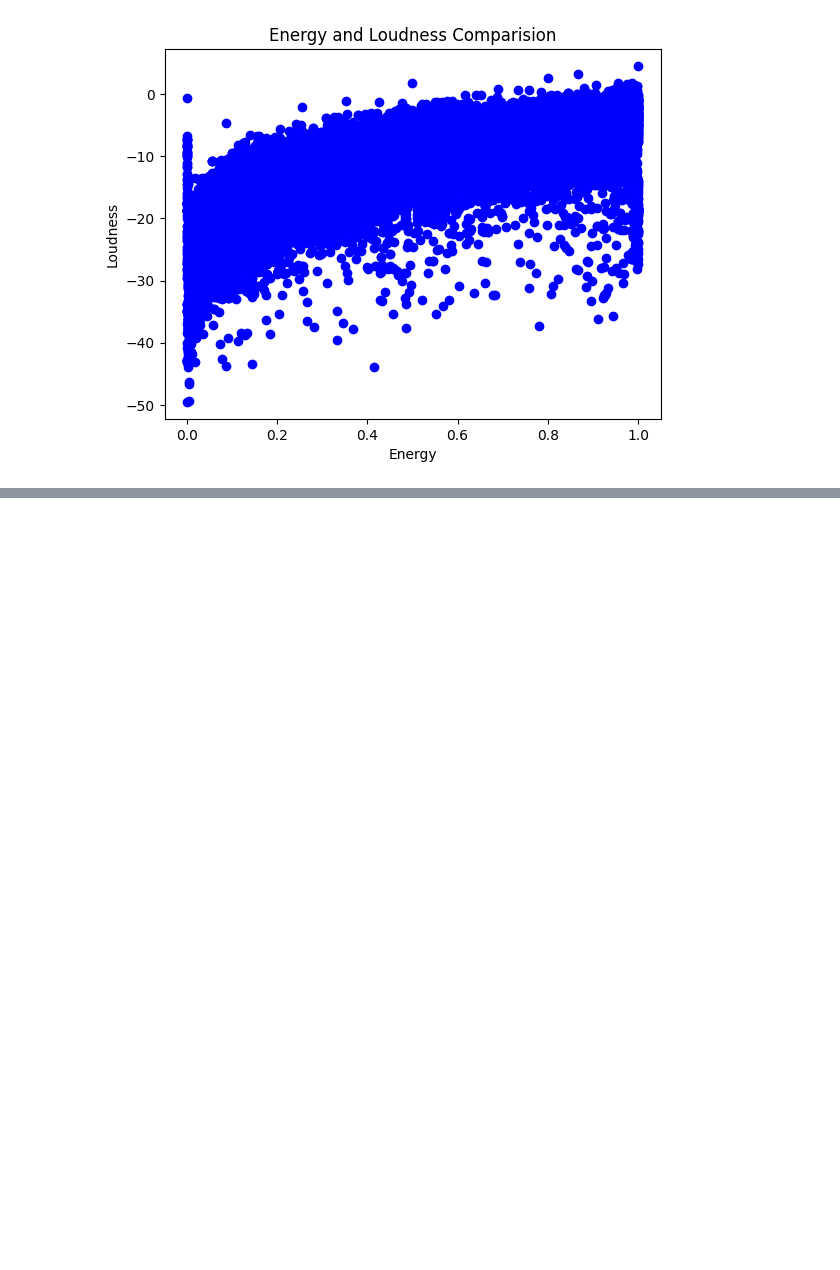
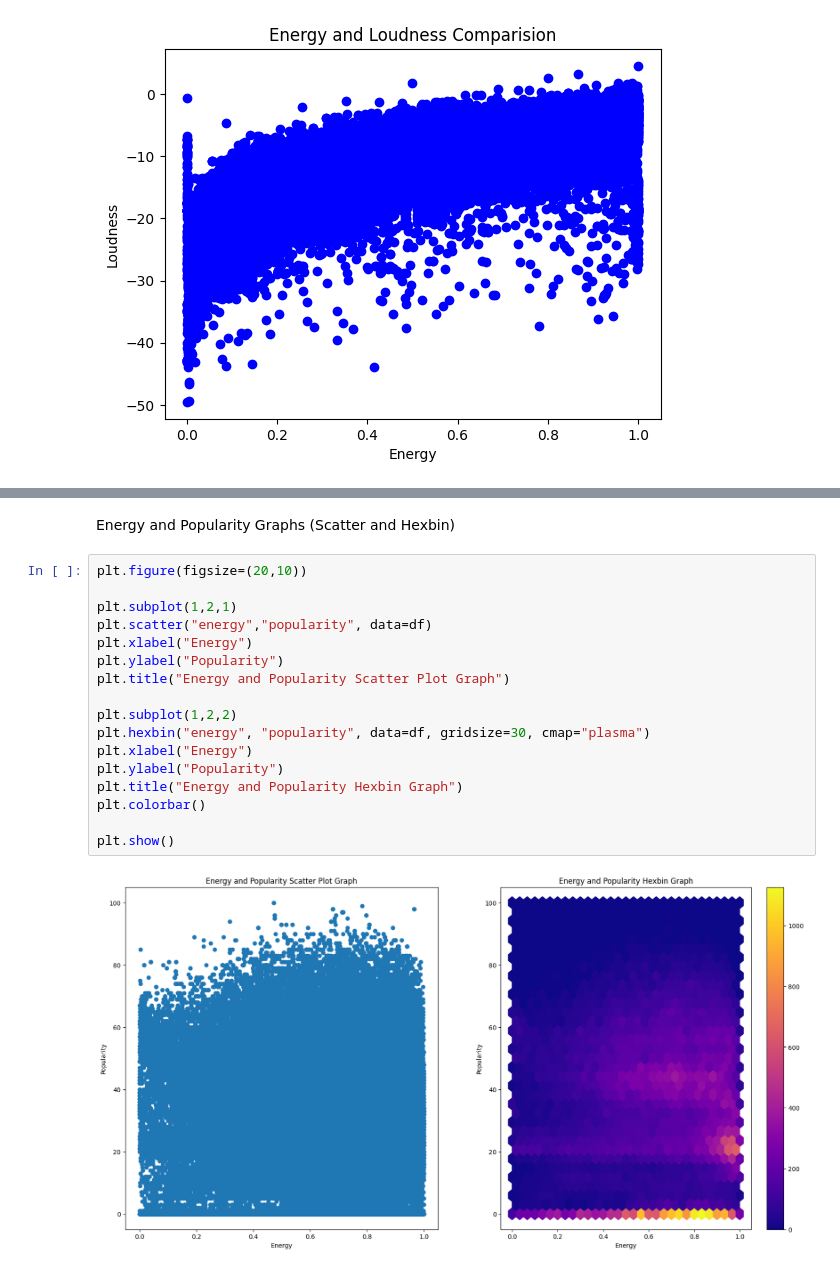
Before and after one commit to byt23/EDA-FeatureEngineering-Resampling_Encoding, a Jupyter notebook: Spotify 🎵 Tracks /spotify_tracks.ipynb, the cells around one changed output, grey strips where cells are left out. Drawn from its saved outputs; the diff is of its cells as text; blank space fills up the shorter version.

```diff
--- a/Spotify 🎵 Tracks /spotify_tracks.ipynb
+++ b/Spotify 🎵 Tracks /spotify_tracks.ipynb
@@ -63,0 +99,21 @@ plt.show()
+# %% [markdown]
+Energy and Popularity Graphs (Scatter and Hexbin)
+# %%
+plt.figure(figsize=(20,10))
+
+plt.subplot(1,2,1)
+plt.scatter("energy","popularity", data=df)
+plt.xlabel("Energy")
+plt.ylabel("Popularity")
+plt.title("Energy and Popularity Scatter Plot Graph")
+
+plt.subplot(1,2,2)
+plt.hexbin("energy", "popularity", data=df, gridsize=30, cmap="plasma")
+plt.xlabel("Energy")
+plt.ylabel("Popularity")
+plt.title("Energy and Popularity Hexbin Graph")
+plt.colorbar()
+
+plt.show()
+# %% [output]
+[figure, added]
```
Also changed, not shown: parts of 8 cells of this notebook.
